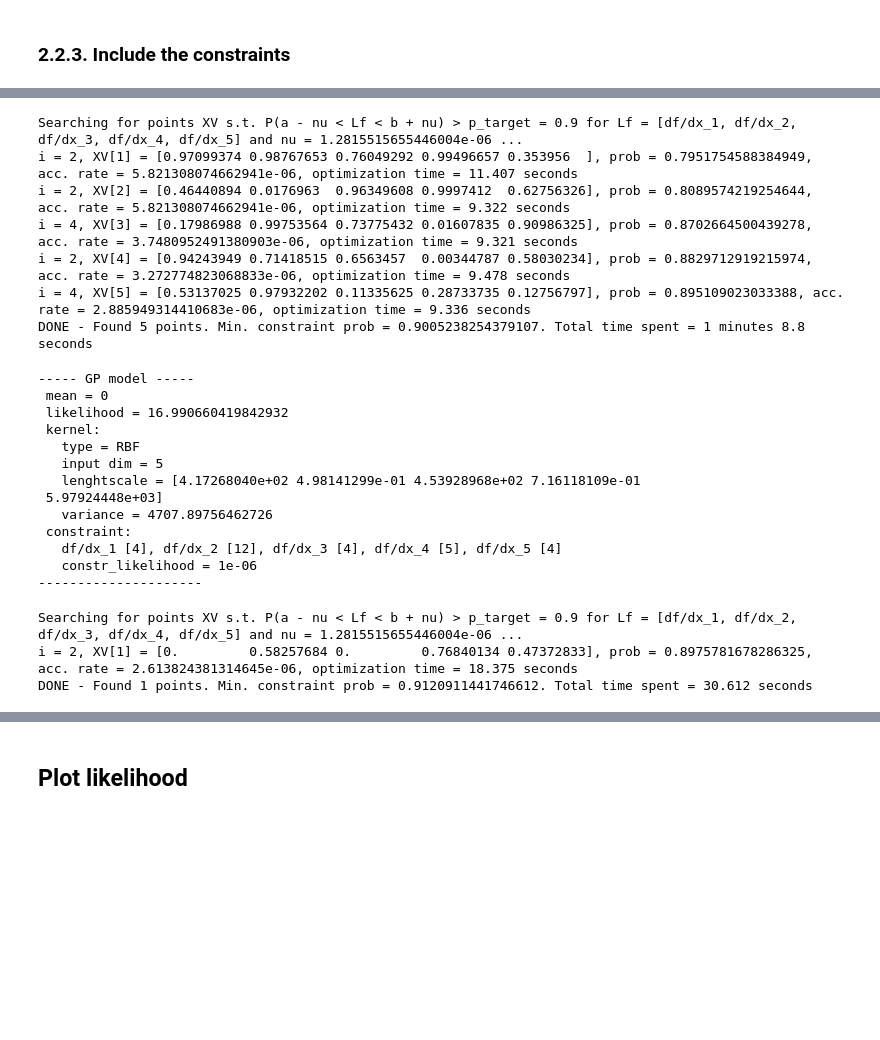
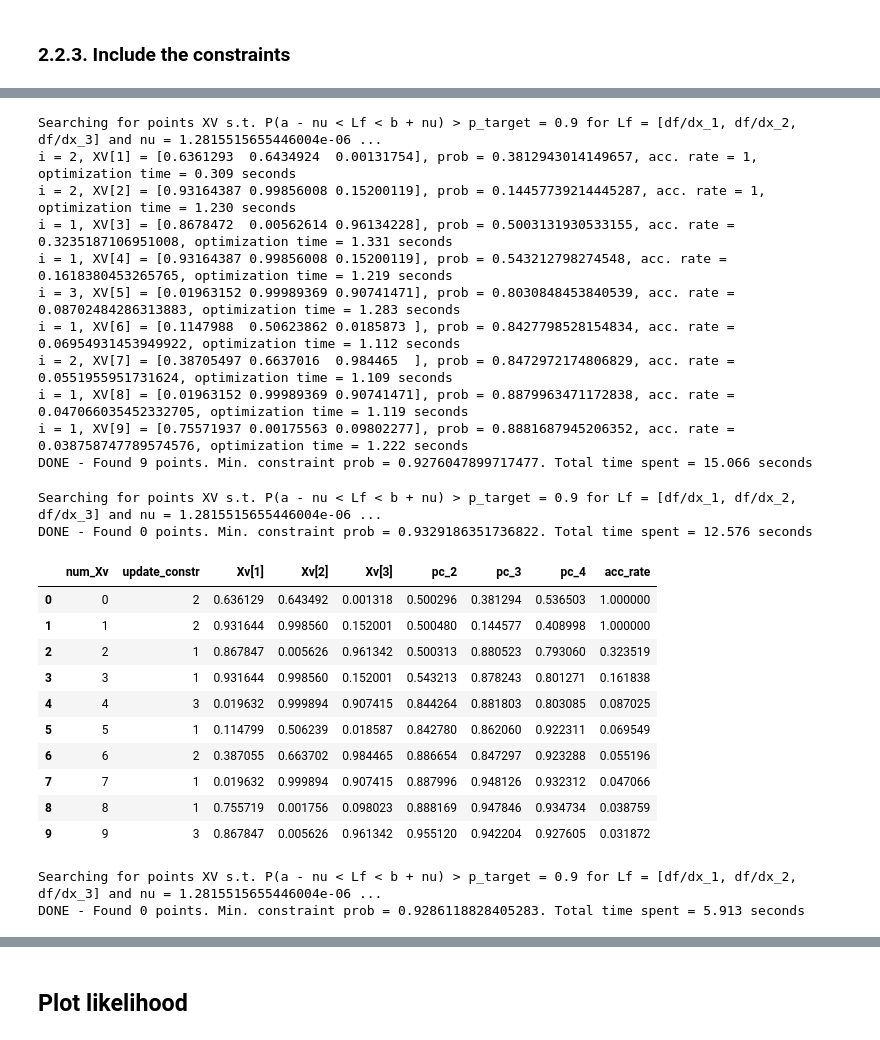
Before and after one commit to cagrell/gp_constr, a Jupyter notebook: Example_SRA.ipynb, the cells around one changed output, grey strips where cells are left out. Drawn from its saved outputs; the diff is of its cells as text; code cells hidden in the pictures; blank space fills up the shorter version.

```diff
--- a/Example_SRA.ipynb
+++ b/Example_SRA.ipynb
@@ -371,6 +363,8 @@ def constant_function(val):
     return fun
 # %%
 # Create derivative constraints
+num_constr = input_dim # Set number of constraints
+
 constr_deriv = [
     Constraint(LB = constant_function(0), UB = constant_function(float('Inf'))),
     Constraint(LB = constant_function(float('-Inf')), UB = constant_function(0)),
@@ -379,7 +373,7 @@ constr_deriv = [
     Constraint(LB = constant_function(float('-Inf')), UB = constant_function(0))
 ]
 
-constr_deriv = constr_deriv[:input_dim]
+constr_deriv = constr_deriv[:num_constr]
 # %%
 # Add constraints to model
 model.constr_deriv = constr_deriv
@@ -426,41 +402,50 @@ constr prob 0.001245509663135669
 # %%
 # Search for a suitable set of virtual observation locations where the constraint is imposed -- finite search
+# Finite dim searches
 Omega = np.random.uniform(size = (1000, input_dim))
-df = model.find_XV_subop(p_target = 0.9, Omega = Omega, sampling_alg = 'minimax_tilting', num_samples = 1000,
-                         max_iterations = 100, print_intermediate = True)
+df = model.find_XV_subop(p_target = 0.9, Omega = Omega, batch_size = 1000, sampling_alg = 'minimax_tilting', num_samples = 1000,
+                         max_iterations = 10, print_intermediate = True)
 # %% [output]
-Searching for points XV s.t. P(a - nu < Lf < b + nu) > p_target = 0.9 for Lf = [df/dx_1, df/dx_2, df/dx_3, df/dx_4, df/dx_5] and nu = 1.2815515655446004e-06 ...
-i = 2, XV[1] = [0.97099374 0.98767653 0.76049292 0.99496657 0.353956  ], prob = 0.7951754588384949, acc. rate = 5.821308074662941e-06, optimization time = 11.407 seconds
-i = 2, XV[2] = [0.46440894 0.0176963  0.96349608 0.9997412  0.62756326], prob = 0.8089574219254644, acc. rate = 5.821308074662941e-06, optimization time = 9.322 seconds
-i = 4, XV[3] = [0.17986988 0.99753564 0.73775432 0.01607835 0.90986325], prob = 0.8702664500439278, acc. rate = 3.7480952491380903e-06, optimization time = 9.321 seconds
-i = 2, XV[4] = [0.94243949 0.71418515 0.6563457  0.00344787 0.58030234], prob = 0.8829712919215974, acc. rate = 3.272774823068833e-06, optimization time = 9.478 seconds
-i = 4, XV[5] = [0.53137025 0.97932202 0.11335625 0.28733735 0.12756797], prob = 0.895109023033388, acc. rate = 2.885949314410683e-06, optimization time = 9.336 seconds
-DONE - Found 5 points. Min. constraint prob = 0.9005238254379107. Total time spent = 1 minutes 8.8 seconds
+Searching for points XV s.t. P(a - nu < Lf < b + nu) > p_target = 0.9 for Lf = [df/dx_1, df/dx_2, df/dx_3] and nu = 1.2815515655446004e-06 ...
+i = 2, XV[1] = [0.6361293  0.6434924  0.00131754], prob = 0.3812943014149657, acc. rate = 1, optimization time = 0.309 seconds
+i = 2, XV[2] = [0.93164387 0.99856008 0.15200119], prob = 0.14457739214445287, acc. rate = 1, optimization time = 1.230 seconds
+i = 1, XV[3] = [0.8678472  0.00562614 0.96134228], prob = 0.5003131930533155, acc. rate = 0.3235187106951008, optimization time = 1.331 seconds
+i = 1, XV[4] = [0.93164387 0.99856008 0.15200119], prob = 0.543212798274548, acc. rate = 0.1618380453265765, optimization time = 1.219 seconds
+i = 3, XV[5] = [0.01963152 0.99989369 0.90741471], prob = 0.8030848453840539, acc. rate = 0.08702484286313883, optimization time = 1.283 seconds
+i = 1, XV[6] = [0.1147988  0.50623862 0.0185873 ], prob = 0.8427798528154834, acc. rate = 0.06954931453949922, optimization time = 1.112 seconds
+i = 2, XV[7] = [0.38705497 0.6637016  0.984465  ], prob = 0.8472972174806829, acc. rate = 0.0551955951731624, optimization time = 1.109 seconds
+i = 1, XV[8] = [0.01963152 0.99989369 0.90741471], prob = 0.8879963471172838, acc. rate = 0.047066035452332705, optimization time = 1.119 seconds
+i = 1, XV[9] = [0.75571937 0.00175563 0.09802277], prob = 0.8881687945206352, acc. rate = 0.038758747789574576, optimization time = 1.222 seconds
+DONE - Found 9 points. Min. constraint prob = 0.9276047899717477. Total time spent = 15.066 seconds
-# %%
-print(model)
-# %% [output]
------ GP model -----
- mean = 0
- likelihood = 16.990660419842932
- kernel:
-   type = RBF
-   input dim = 5
-   lenghtscale = [4.17268040e+02 4.98141299e-01 4.53928968e+02 7.16118109e-01
- 5.97924448e+03]
-   variance = 4707.89756462726
- constraint:
-   df/dx_1 [4], df/dx_2 [12], df/dx_3 [4], df/dx_4 [5], df/dx_5 [4]
-   constr_likelihood = 1e-06
----------------------
+# %%
+Omega = np.random.uniform(size = (10000, input_dim))
+df = model.find_XV_subop(p_target = 0.9, Omega = Omega, batch_size = 1500, sampling_alg = 'minimax_tilting', num_samples = 1000,
+                         max_iterations = 10, print_intermediate = True)
+# %% [output]
+Searching for points XV s.t. P(a - nu < Lf < b + nu) > p_target = 0.9 for Lf = [df/dx_1, df/dx_2, df/dx_3] and nu = 1.2815515655446004e-06 ...
+DONE - Found 0 points. Min. constraint prob = 0.9329186351736822. Total time spent = 12.576 seconds
+# %%
+df
+# %% [output]
+|  | num_Xv | update_constr | Xv[1] | Xv[2] | Xv[3] | pc_2 | pc_3 | pc_4 | acc_rate |
+| 0 | 0 | 2 | 0.636129 | 0.643492 | 0.001318 | 0.500296 | 0.381294 | 0.536503 | 1.000000 |
+| 1 | 1 | 2 | 0.931644 | 0.998560 | 0.152001 | 0.500480 | 0.144577 | 0.408998 | 1.000000 |
+| 2 | 2 | 1 | 0.867847 | 0.005626 | 0.961342 | 0.500313 | 0.880523 | 0.793060 | 0.323519 |
+| 3 | 3 | 1 | 0.931644 | 0.998560 | 0.152001 | 0.543213 | 0.878243 | 0.801271 | 0.161838 |
+| 4 | 4 | 3 | 0.019632 | 0.999894 | 0.907415 | 0.844264 | 0.881803 | 0.803085 | 0.087025 |
+| 5 | 5 | 1 | 0.114799 | 0.506239 | 0.018587 | 0.842780 | 0.862060 | 0.922311 | 0.069549 |
+| 6 | 6 | 2 | 0.387055 | 0.663702 | 0.984465 | 0.886654 | 0.847297 | 0.923288 | 0.055196 |
+| 7 | 7 | 1 | 0.019632 | 0.999894 | 0.907415 | 0.887996 | 0.948126 | 0.932312 | 0.047066 |
+| 8 | 8 | 1 | 0.755719 | 0.001756 | 0.098023 | 0.888169 | 0.947846 | 0.934734 | 0.038759 |
+| 9 | 9 | 3 | 0.867847 | 0.005626 | 0.961342 | 0.955120 | 0.942204 | 0.927605 | 0.031872 |
 # %%
 # Search for a suitable set of virtual observation locations where the constraint is imposed
 df = model.find_XV_subop(bounds =  [(0, 1)]*input_dim, p_target = 0.9,
-                         max_iterations = 2,
+                         max_iterations = 3,
                          min_prob_unconstr_xv = -1, opt_method = 'differential_evolution')
 # %% [output]
-Searching for points XV s.t. P(a - nu < Lf < b + nu) > p_target = 0.9 for Lf = [df/dx_1, df/dx_2, df/dx_3, df/dx_4, df/dx_5] and nu = 1.2815515655446004e-06 ...
-i = 2, XV[1] = [0.         0.58257684 0.         0.76840134 0.47372833], prob = 0.8975781678286325, acc. rate = 2.613824381314645e-06, optimization time = 18.375 seconds
-DONE - Found 1 points. Min. constraint prob = 0.9120911441746612. Total time spent = 30.612 seconds
+Searching for points XV s.t. P(a - nu < Lf < b + nu) > p_target = 0.9 for Lf = [df/dx_1, df/dx_2, df/dx_3] and nu = 1.2815515655446004e-06 ...
+DONE - Found 0 points. Min. constraint prob = 0.9286118828405283. Total time spent = 5.913 seconds
 # %%
 # Search for a suitable set of virtual observation locations where the constraint is imposed
 df = model.find_XV_subop(bounds =  [(0, 1)]*input_dim, p_target = 0.9,
```
Also changed, not shown: parts of 21 cells of this notebook, 1 other file.
